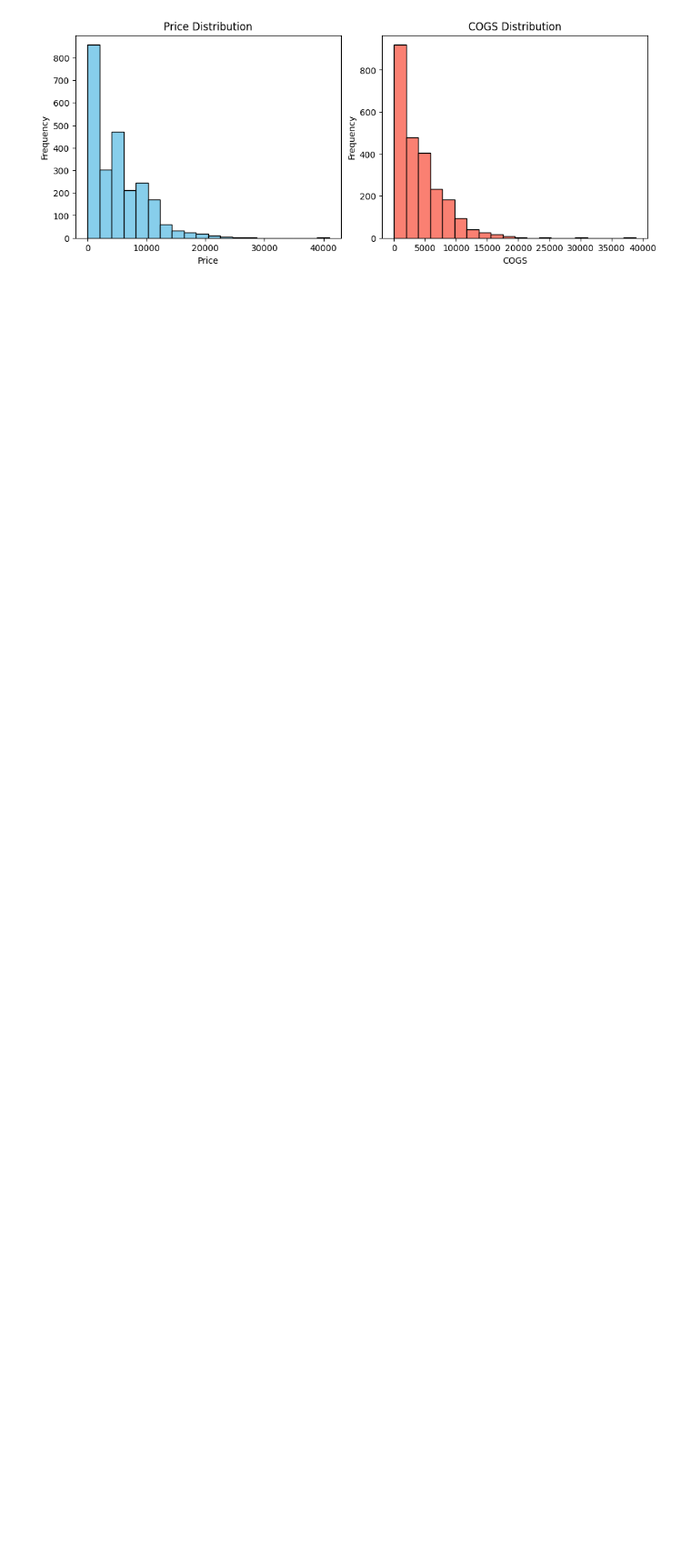
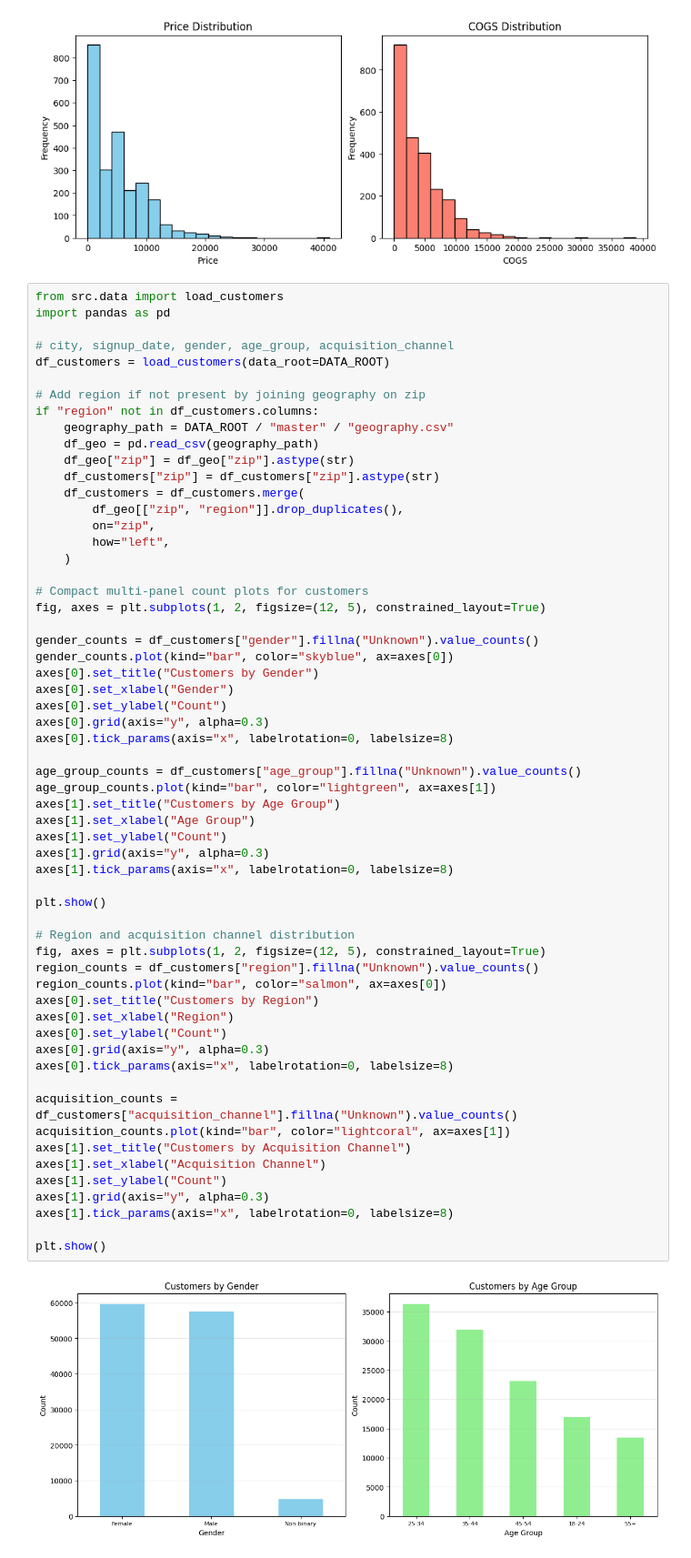
Before and after one commit to 24127027/datathon2026, a Jupyter notebook: notebooks/eda.ipynb, the cells around one changed output. Shown at 91% size. Drawn from its saved outputs; the diff is of its cells as text; blank space fills up the shorter version.

```diff
--- a/notebooks/eda.ipynb
+++ b/notebooks/eda.ipynb
@@ -216,3 +218,64 @@ plt.show()
 # %% [output]
 [figure]
 [figure]
+# %%
+from src.data import load_customers
+import pandas as pd
+
+# city, signup_date, gender, age_group, acquisition_channel
+df_customers = load_customers(data_root=DATA_ROOT)
+
+# Add region if not present by joining geography on zip
+if "region" not in df_customers.columns:
+    geography_path = DATA_ROOT / "master" / "geography.csv"
+    df_geo = pd.read_csv(geography_path)
+    df_geo["zip"] = df_geo["zip"].astype(str)
+    df_customers["zip"] = df_customers["zip"].astype(str)
+    df_customers = df_customers.merge(
+        df_geo[["zip", "region"]].drop_duplicates(),
+        on="zip",
+        how="left",
+    )
+
+# Compact multi-panel count plots for customers
+fig, axes = plt.subplots(1, 2, figsize=(12, 5), constrained_layout=True)
+
+gender_counts = df_customers["gender"].fillna("Unknown").value_counts()
+gender_counts.plot(kind="bar", color="skyblue", ax=axes[0])
+axes[0].set_title("Customers by Gender")
+axes[0].set_xlabel("Gender")
+axes[0].set_ylabel("Count")
+axes[0].grid(axis="y", alpha=0.3)
+axes[0].tick_params(axis="x", labelrotation=0, labelsize=8)
+
+age_group_counts = df_customers["age_group"].fillna("Unknown").value_counts()
+age_group_counts.plot(kind="bar", color="lightgreen", ax=axes[1])
+axes[1].set_title("Customers by Age Group")
+axes[1].set_xlabel("Age Group")
+axes[1].set_ylabel("Count")
+axes[1].grid(axis="y", alpha=0.3)
+axes[1].tick_params(axis="x", labelrotation=0, labelsize=8)
+
+plt.show()
+
+# Region and acquisition channel distribution
+fig, axes = plt.subplots(1, 2, figsize=(12, 5), constrained_layout=True)
+region_counts = df_customers["region"].fillna("Unknown").value_counts()
+region_counts.plot(kind="bar", color="salmon", ax=axes[0])
+axes[0].set_title("Customers by Region")
+axes[0].set_xlabel("Region")
+axes[0].set_ylabel("Count")
+axes[0].grid(axis="y", alpha=0.3)
+axes[0].tick_params(axis="x", labelrotation=0, labelsize=8)
+
+acquisition_counts = df_customers["acquisition_channel"].fillna("Unknown").value_counts()
+acquisition_counts.plot(kind="bar", color="lightcoral", ax=axes[1])
+axes[1].set_title("Customers by Acquisition Channel")
+axes[1].set_xlabel("Acquisition Channel")
+axes[1].set_ylabel("Count")
+axes[1].grid(axis="y", alpha=0.3)
+axes[1].tick_params(axis="x", labelrotation=0, labelsize=8)
+
+plt.show()
+# %% [output]
+[figure, added]
```
Also changed, not shown: parts of 4 cells of this notebook.
